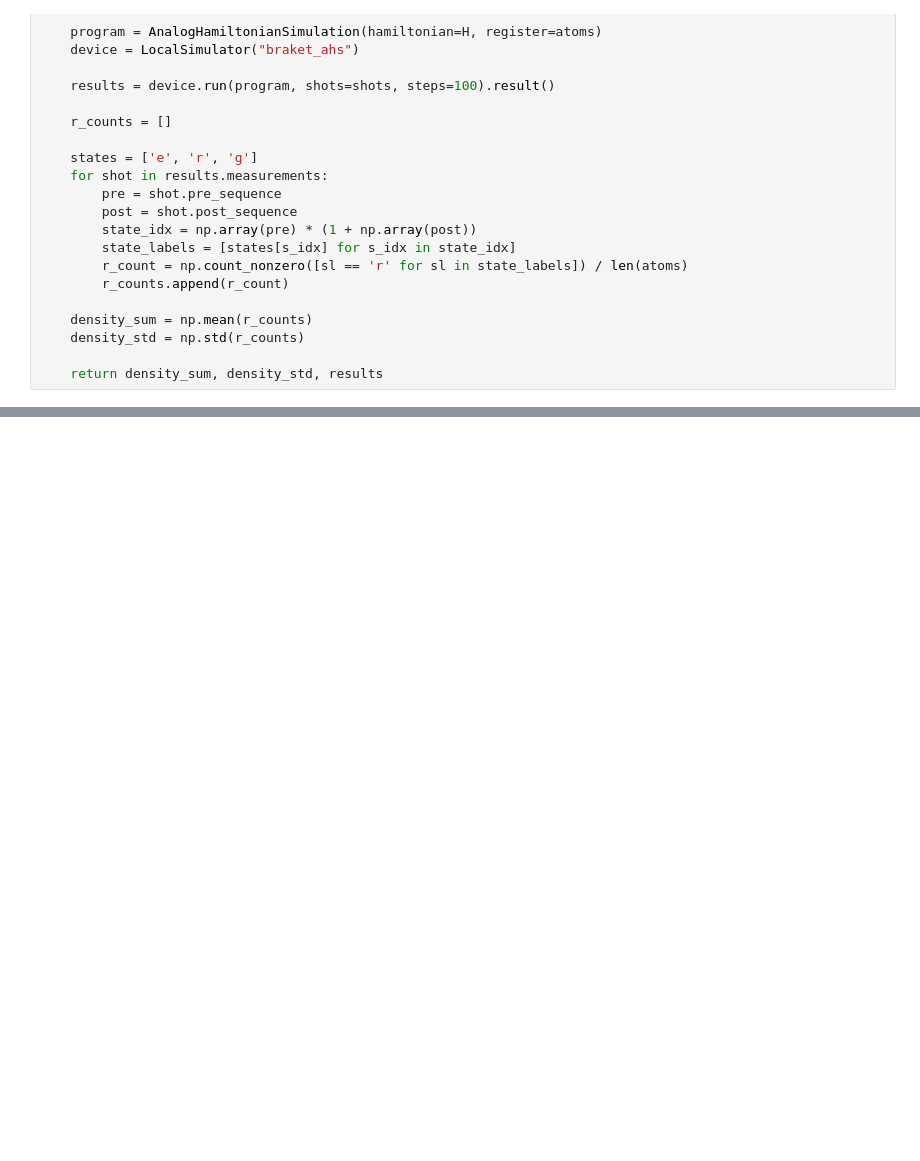
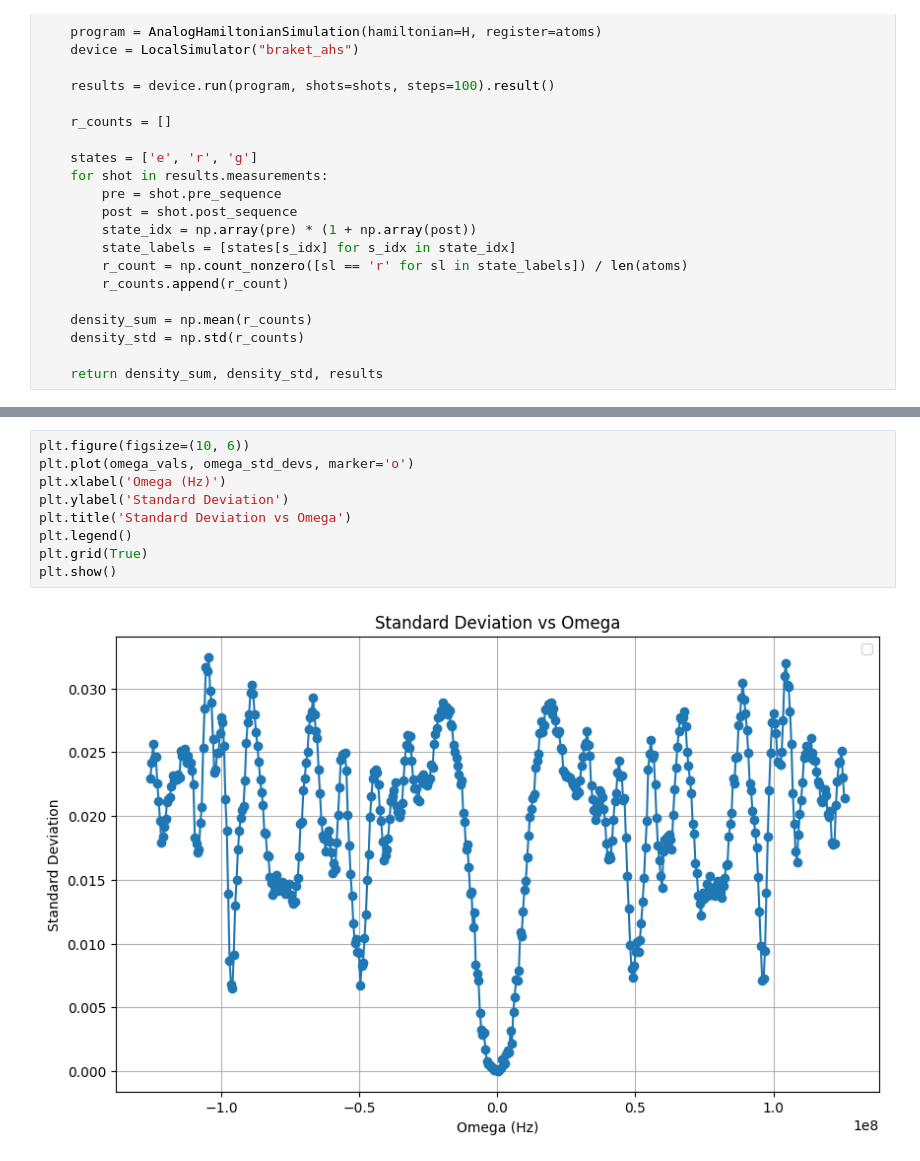
Before and after one commit to porkbellie/quantum-benchmark, a Jupyter notebook: MIS3.ipynb, the cells around one changed output, grey strips where cells are left out. Cells and saved outputs as stored; diff of their text form; blank space fills up the shorter version.

```diff
--- a/MIS3.ipynb
+++ b/MIS3.ipynb
@@ -259,0 +267,11 @@ plt.show()
+# %%
+plt.figure(figsize=(10, 6))
+plt.plot(omega_vals, omega_std_devs, marker='o')
+plt.xlabel('Omega (Hz)')
+plt.ylabel('Standard Deviation')
+plt.title('Standard Deviation vs Omega')
+plt.legend()
+plt.grid(True)
+plt.show()
+# %% [output]
+[figure, added]
```
Also changed, not shown: parts of 14 cells of this notebook.
